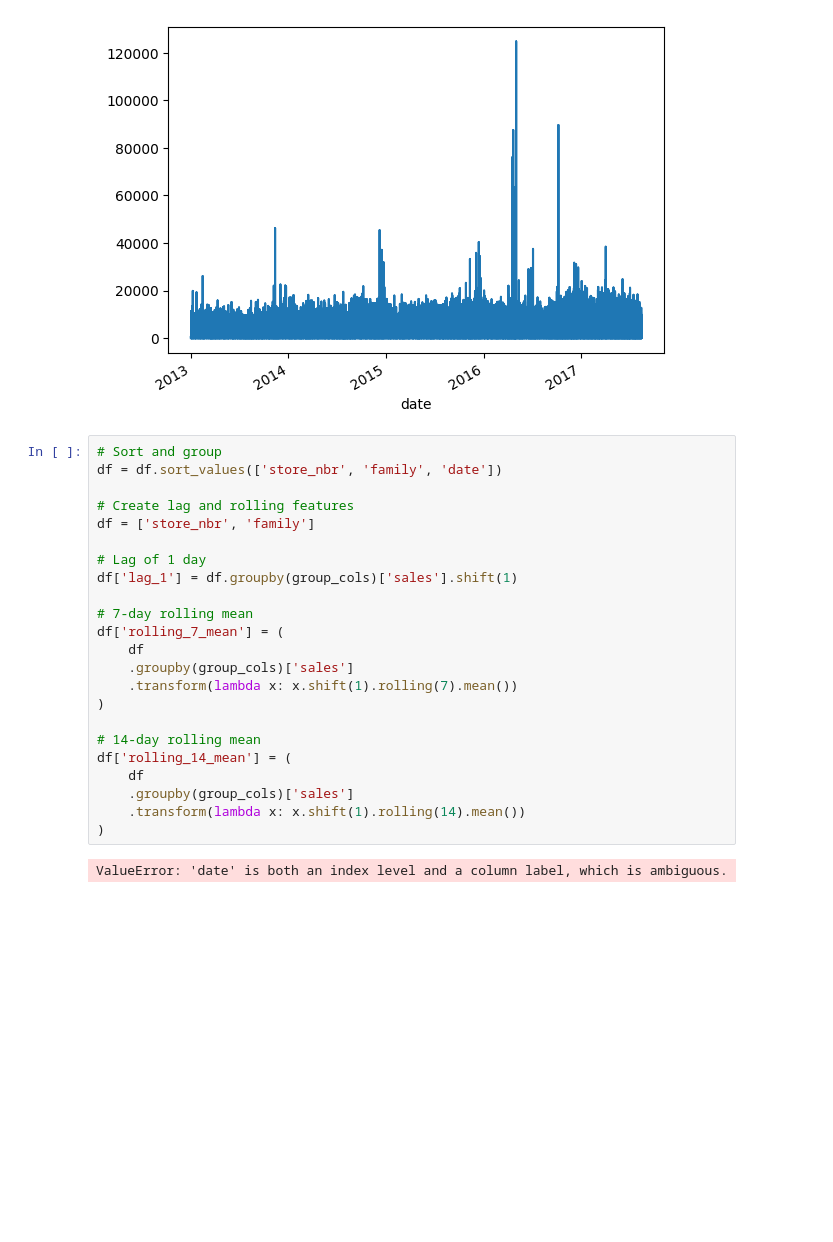
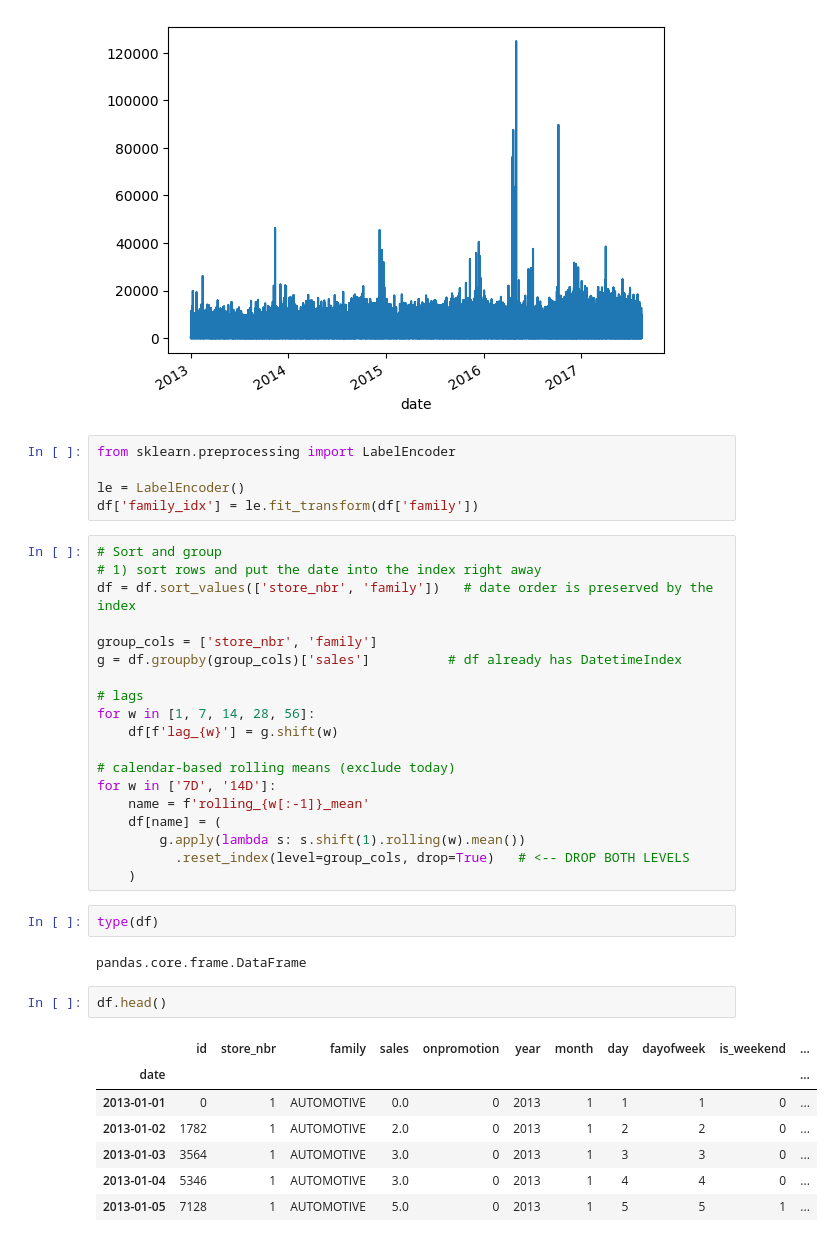
Before and after one commit to gregloos/Store-Sales-Forecasting, a Jupyter notebook: forecasting.ipynb, the cells around one changed output. Drawn from its saved outputs; the diff is of its cells as text; blank space fills up the shorter version.

```diff
--- a/forecasting.ipynb
+++ b/forecasting.ipynb
@@ -907,28 +907,41 @@ sales.plot()
 # %% [output]
 <Axes: xlabel='date'>
 [figure]
+# %%
+from sklearn.preprocessing import LabelEncoder
+
+le = LabelEncoder()
+df['family_idx'] = le.fit_transform(df['family'])
 # %%
 # Sort and group
-df = df.sort_values(['store_nbr', 'family', 'date'])
+# 1) sort rows and put the date into the index right away
+df = df.sort_values(['store_nbr', 'family'])   # date order is preserved by the index
 
-# Create lag and rolling features
-df = ['store_nbr', 'family']
+group_cols = ['store_nbr', 'family']
+g = df.groupby(group_cols)['sales']          # df already has DatetimeIndex
 
-# Lag of 1 day
-df['lag_1'] = df.groupby(group_cols)['sales'].shift(1)
+# lags
+for w in [1, 7, 14, 28, 56]:
+    df[f'lag_{w}'] = g.shift(w)
 
-# 7-day rolling mean
-df['rolling_7_mean'] = (
-    df
-    .groupby(group_cols)['sales']
-    .transform(lambda x: x.shift(1).rolling(7).mean())
-)
-
-# 14-day rolling mean
-df['rolling_14_mean'] = (
-    df
-    .groupby(group_cols)['sales']
-    .transform(lambda x: x.shift(1).rolling(14).mean())
-)
+# calendar-based rolling means (exclude today)
+for w in ['7D', '14D']:
+    name = f'rolling_{w[:-1]}_mean'
+    df[name] = (
+        g.apply(lambda s: s.shift(1).rolling(w).mean())
+          .reset_index(level=group_cols, drop=True)   # <-- DROP BOTH LEVELS
+    )
-# %% [output]
-ValueError: 'date' is both an index level and a column label, which is ambiguous.
+# %%
+type(df)
+# %% [output]
+pandas.core.frame.DataFrame
+# %%
+df.head()
+# %% [output]
+|  | id | store_nbr | family | sales | onpromotion | year | month | day | dayofweek | is_weekend | ... |
+| date |  |  |  |  |  |  |  |  |  |  | ... |
+| 2013-01-01 | 0 | 1 | AUTOMOTIVE | 0.0 | 0 | 2013 | 1 | 1 | 1 | 0 | ... |
+| 2013-01-02 | 1782 | 1 | AUTOMOTIVE | 2.0 | 0 | 2013 | 1 | 2 | 2 | 0 | ... |
+| 2013-01-03 | 3564 | 1 | AUTOMOTIVE | 3.0 | 0 | 2013 | 1 | 3 | 3 | 0 | ... |
+| 2013-01-04 | 5346 | 1 | AUTOMOTIVE | 3.0 | 0 | 2013 | 1 | 4 | 4 | 0 | ... |
+| 2013-01-05 | 7128 | 1 | AUTOMOTIVE | 5.0 | 0 | 2013 | 1 | 5 | 5 | 1 | ... |
```
Also changed, not shown: parts of 2 cells of this notebook.
